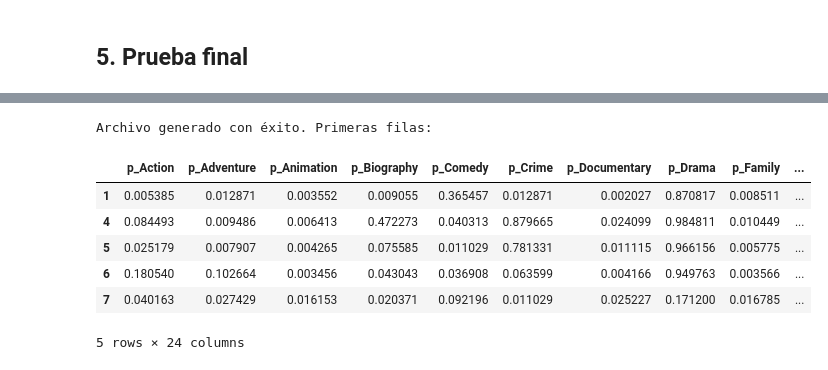
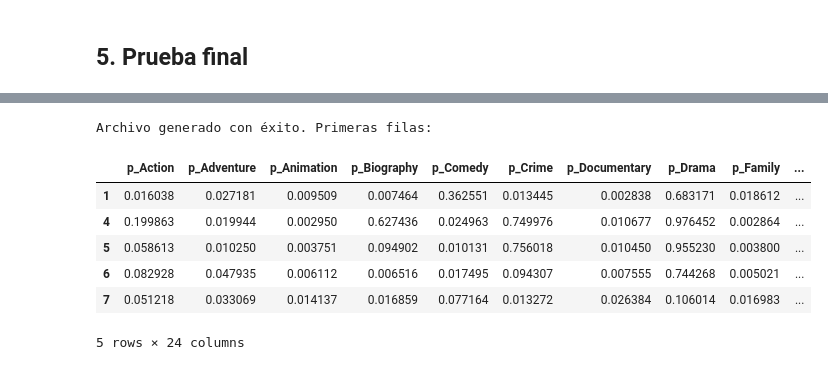
Before and after one commit to JohanManjarresMIAD/JohanManjarresMIAD-JohanManjarresMIAD-MIAD_ML_NLP_2026-Grupo_26, a Jupyter notebook: Semana 7/S7P1_proyecto2_V3.ipynb, the cells around one changed output, grey strips where cells are left out. Drawn from its saved outputs; the diff is of its cells as text; code cells hidden in the pictures.

Commit message:
mejore la calidd del input del modelo

```diff
--- a/Semana 7/S7P1_proyecto2_V3.ipynb
+++ b/Semana 7/S7P1_proyecto2_V3.ipynb
@@ -229,0 +256,11 @@ Promedio: 841.60
+# %%
+X_train['sent_round'] = X_train['sentiment'].round(1)
+X_val['sent_round'] = X_val['sentiment'].round(1)
+dataTesting['sent_round'] = dataTesting['sentiment'].round(1)
+
+rating_map = X_train.groupby('sent_round')['rating'].agg(lambda x: x.value_counts().index[0]).to_dict()
+default_rating = X_train['rating'].value_counts().index[0]
+
+X_train['predicted_rating'] = X_train['sent_round'].map(rating_map).fillna(default_rating)
+X_val['predicted_rating'] = X_val['sent_round'].map(rating_map).fillna(default_rating)
+dataTesting['predicted_rating'] = dataTesting['sent_round'].map(rating_map).fillna(default_rating)
@@ -374,8 +528,8 @@ plt.show()
 tokenizer_roberta = AutoTokenizer.from_pretrained('roberta-base')
 tokenizer_roberta.pad_token = tokenizer_roberta.eos_token
 
-train_enc_roberta = tokenizer_roberta(X_train['input_enriquecido'].tolist(), padding='max_length', truncation=True, max_length=320, return_tensors="pt")
-val_enc_roberta = tokenizer_roberta(X_val['input_enriquecido'].tolist(), padding='max_length', truncation=True, max_length=320, return_tensors="pt")
+train_enc_roberta = tokenizer_roberta(X_train['input_final'].tolist(), padding='max_length', truncation=True, max_length=384, return_tensors="pt")
+val_enc_roberta = tokenizer_roberta(X_val['input_final'].tolist(), padding='max_length', truncation=True, max_length=384, return_tensors="pt")
 
 train_dataset_roberta = MovieDataset(train_enc_roberta, y_train)
 val_dataset_roberta = MovieDataset(val_enc_roberta, y_val)
@@ -475,15 +629,11 @@ plt.show()
 tokenizer_roberta = AutoTokenizer.from_pretrained('roberta-base')
 tokenizer_roberta.pad_token = tokenizer_roberta.eos_token
 
-train_enc_roberta = tokenizer_roberta(X_train['input_enriquecido'].tolist(), padding='max_length', truncation=True, max_length=320, return_tensors="pt")
-val_enc_roberta = tokenizer_roberta(X_val['input_enriquecido'].tolist(), padding='max_length', truncation=True, max_length=320, return_tensors="pt")
+train_enc_roberta = tokenizer_roberta(X_train['input_final'].tolist(), padding='max_length', truncation=True, max_length=384, return_tensors="pt")
+val_enc_roberta = tokenizer_roberta(X_val['input_final'].tolist(), padding='max_length', truncation=True, max_length=384, return_tensors="pt")
 
 train_dataset_roberta = MovieDataset(train_enc_roberta, y_train)
 val_dataset_roberta = MovieDataset(val_enc_roberta, y_val)
-
-grid_params = [
-    {'lr': 5e-5, 'wd': 0.1}   # Agresivo con alta regularización
-]
 
 resultados_grid = []
 mejor_auc = 0
@@ -495,17 +645,18 @@ for params in grid_params:
     lr = params['lr']
     wd = params['wd']
     nombre = f"RoBERTa_LR{lr}_WD{wd}"
-    print(f"\n>>> Probando: LR={lr}, Weight Decay={wd}")
 
     training_args_roberta = TrainingArguments(
         output_dir=f'./{nombre}',
         num_train_epochs=5,
-        per_device_train_batch_size=16,
+        per_device_train_batch_size=32,
+        per_device_eval_batch_size=32,
 
-        learning_rate=lr,
-        weight_decay=wd,                 # Segundo parámetro de calibración
+        learning_rate=5e-5,
+        weight_decay=0.1,                 # Segundo parámetro de calibración
         warmup_ratio=0.1,
 
+        lr_scheduler_type="cosine",      # Cambio de lineal a coseno: ayuda a que el aprendizaje sea más suave al final
         eval_strategy="epoch",
         save_strategy="epoch",
         save_total_limit=1,
@@ -548,6 +699,4 @@ for params in grid_params:
         mejor_auc = auc_final
         trainer.save_model("./mejor_roberta_calibrado")
         print("¡Nuevo mejor modelo identificado!")
-
-    shutil.rmtree(f'./{nombre}')
 # %% [output]
@@ -598,35 +747,35 @@ Diferencia vs Original: 0.0255
 # %%
-test_enc_roberta = tokenizer_roberta(dataTesting['input_enriquecido'].tolist(), padding='max_length', truncation=True, max_length=320, return_tensors="pt")
+test_enc_roberta = tokenizer_roberta(dataTesting['input_final'].tolist(), padding='max_length', truncation=True, max_length=384, return_tensors="pt")
 y_test_dummy = np.zeros((len(dataTesting), num_labels))
 test_dataset_roberta = MovieDataset(test_enc_roberta, y_test_dummy)
 
 # Definir las columnas con el formato 'p_Genero' exigido
 cols = ['p_Action', 'p_Adventure', 'p_Animation', 'p_Biography', 'p_Comedy', 'p_Crime',
         'p_Documentary', 'p_Drama', 'p_Family', 'p_Fantasy', 'p_Film-Noir', 'p_History',
         'p_Horror', 'p_Music', 'p_Musical', 'p_Mystery', 'p_News', 'p_Romance',
         'p_Sci-Fi', 'p_Short', 'p_Sport', 'p_Thriller', 'p_War', 'p_Western']
 
 # Generar predicciones
 output_test = trainer_final.predict(test_dataset_roberta)
 logits_test = output_test.predictions
 # Aplicamos tu sigmoide manual para obtener las probabilidades de 0 a 1
 probs_test = 1 / (1 + np.exp(-logits_test))
 
 # 4. Crear el DataFrame final respetando el índice 'ID' y las columnas 'p_'
 res = pd.DataFrame(probs_test, index=dataTesting.index, columns=cols)
 
 # 5. Guardar en CSV con el index_label='ID'
-res.to_csv('pred_genres_roberta_calibrado.csv', index_label='ID')
+res.to_csv('pred_genres_roberta_calibrado_input_improved.csv', index_label='ID')
 
 print("Archivo generado con éxito. Primeras filas:")
 res.head()
 # %% [output]
 [interactive output not drawn]
 Archivo generado con éxito. Primeras filas:
 |  | p_Action | p_Adventure | p_Animation | p_Biography | p_Comedy | p_Crime | p_Documentary | p_Drama | p_Family | ... |
-| 1 | 0.005385 | 0.012871 | 0.003552 | 0.009055 | 0.365457 | 0.012871 | 0.002027 | 0.870817 | 0.008511 | ... |
-| 4 | 0.084493 | 0.009486 | 0.006413 | 0.472273 | 0.040313 | 0.879665 | 0.024099 | 0.984811 | 0.010449 | ... |
-| 5 | 0.025179 | 0.007907 | 0.004265 | 0.075585 | 0.011029 | 0.781331 | 0.011115 | 0.966156 | 0.005775 | ... |
-| 6 | 0.180540 | 0.102664 | 0.003456 | 0.043043 | 0.036908 | 0.063599 | 0.004166 | 0.949763 | 0.003566 | ... |
-| 7 | 0.040163 | 0.027429 | 0.016153 | 0.020371 | 0.092196 | 0.011029 | 0.025227 | 0.171200 | 0.016785 | ... |
+| 1 | 0.016038 | 0.027181 | 0.009509 | 0.007464 | 0.362551 | 0.013445 | 0.002838 | 0.683171 | 0.018612 | ... |
+| 4 | 0.199863 | 0.019944 | 0.002950 | 0.627436 | 0.024963 | 0.749976 | 0.010677 | 0.976452 | 0.002864 | ... |
+| 5 | 0.058613 | 0.010250 | 0.003751 | 0.094902 | 0.010131 | 0.756018 | 0.010450 | 0.955230 | 0.003800 | ... |
+| 6 | 0.082928 | 0.047935 | 0.006112 | 0.006516 | 0.017495 | 0.094307 | 0.007555 | 0.744268 | 0.005021 | ... |
+| 7 | 0.051218 | 0.033069 | 0.014137 | 0.016859 | 0.077164 | 0.013272 | 0.026384 | 0.106014 | 0.016983 | ... |
 5 rows × 24 columns
```
Also changed, not shown: parts of 21 cells of this notebook, 1 other file.
